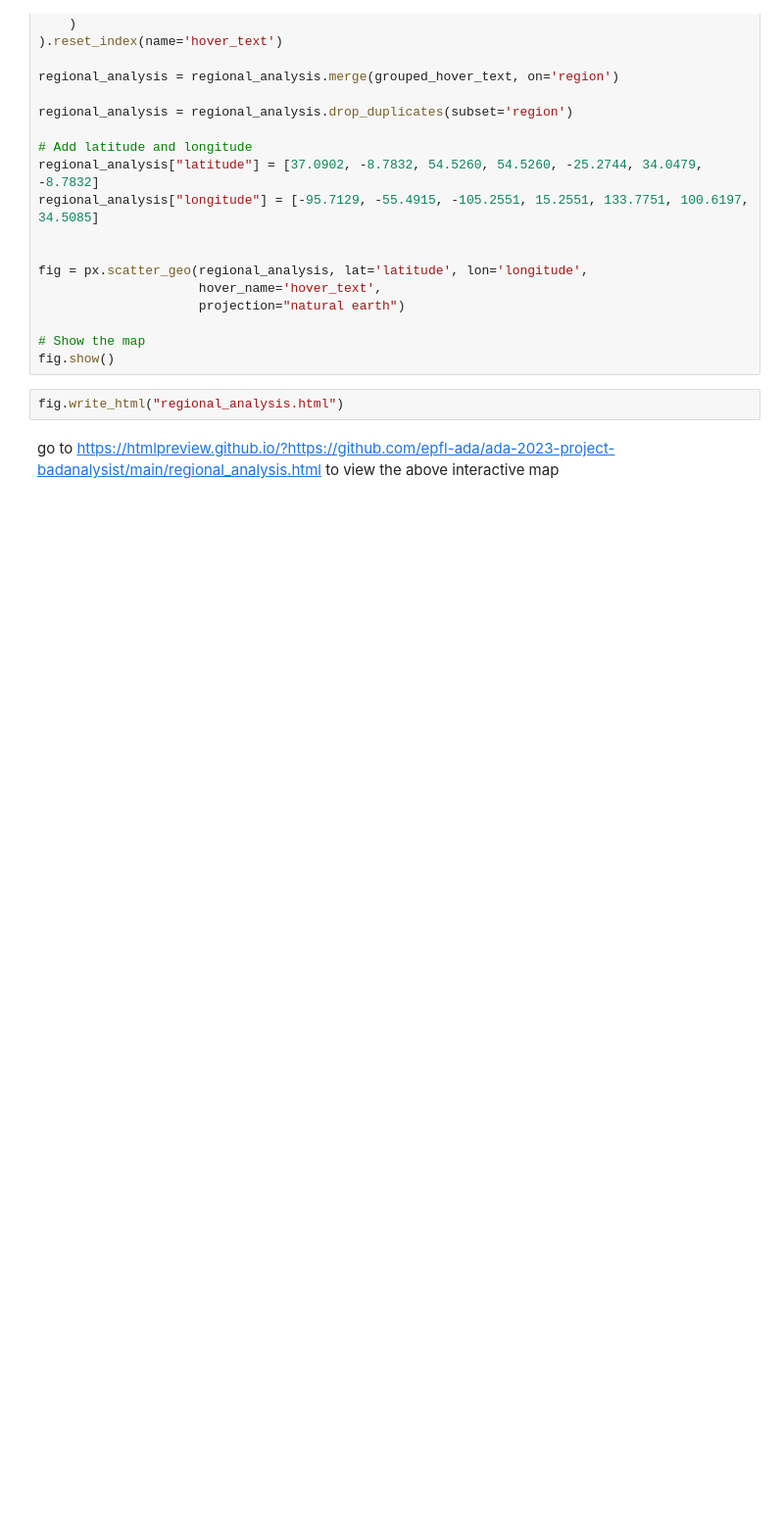
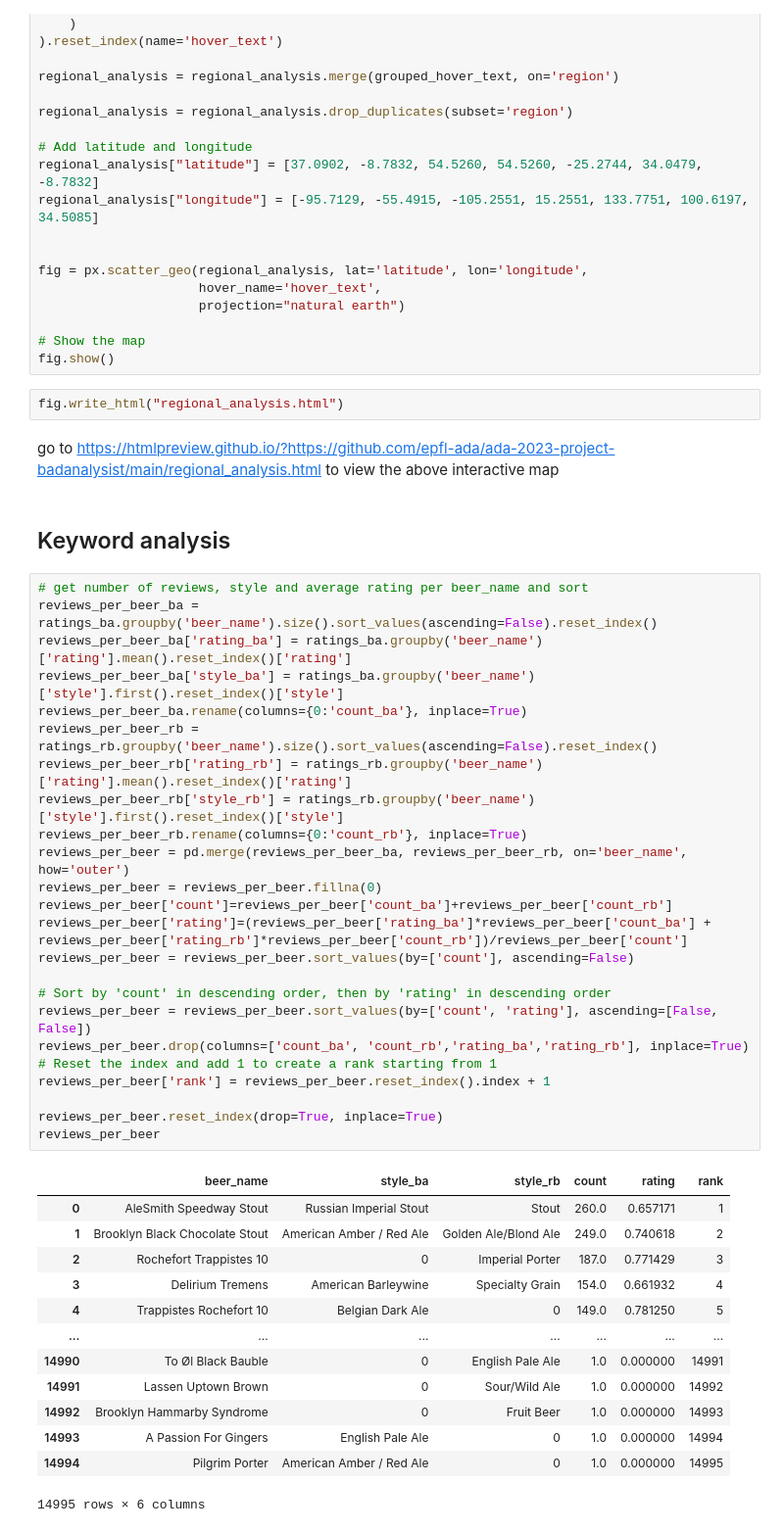
Before and after one commit to epfl-ada/ada-2023-project-badanalysist, a Jupyter notebook: preprocessing.ipynb, the cells around one changed output. Shown at 98% size. Cells and saved outputs as stored; diff of their text form; blank space fills up the shorter version.

Commit message:
update recommend by keyword preprocess

```diff
--- a/preprocessing.ipynb
+++ b/preprocessing.ipynb
@@ -988,3 +997,43 @@ fig.show()
 fig.write_html("regional_analysis.html")
 # %% [markdown]
 go to https://htmlpreview.github.io/?https://github.com/epfl-ada/ada-2023-project-badanalysist/main/regional_analysis.html to view the above interactive map
+# %% [markdown]
+## Keyword analysis ##
+# %%
+# get number of reviews, style and average rating per beer_name and sort
+reviews_per_beer_ba = ratings_ba.groupby('beer_name').size().sort_values(ascending=False).reset_index()
+reviews_per_beer_ba['rating_ba'] = ratings_ba.groupby('beer_name')['rating'].mean().reset_index()['rating']
+reviews_per_beer_ba['style_ba'] = ratings_ba.groupby('beer_name')['style'].first().reset_index()['style']
+reviews_per_beer_ba.rename(columns={0:'count_ba'}, inplace=True)
+reviews_per_beer_rb = ratings_rb.groupby('beer_name').size().sort_values(ascending=False).reset_index()
+reviews_per_beer_rb['rating_rb'] = ratings_rb.groupby('beer_name')['rating'].mean().reset_index()['rating']
+reviews_per_beer_rb['style_rb'] = ratings_rb.groupby('beer_name')['style'].first().reset_index()['style']
+reviews_per_beer_rb.rename(columns={0:'count_rb'}, inplace=True)
+reviews_per_beer = pd.merge(reviews_per_beer_ba, reviews_per_beer_rb, on='beer_name', how='outer')
+reviews_per_beer = reviews_per_beer.fillna(0)
+reviews_per_beer['count']=reviews_per_beer['count_ba']+reviews_per_beer['count_rb']
+reviews_per_beer['rating']=(reviews_per_beer['rating_ba']*reviews_per_beer['count_ba'] + reviews_per_beer['rating_rb']*reviews_per_beer['count_rb'])/reviews_per_beer['count']
+reviews_per_beer = reviews_per_beer.sort_values(by=['count'], ascending=False)
+
+# Sort by 'count' in descending order, then by 'rating' in descending order
+reviews_per_beer = reviews_per_beer.sort_values(by=['count', 'rating'], ascending=[False, False])
+reviews_per_beer.drop(columns=['count_ba', 'count_rb','rating_ba','rating_rb'], inplace=True)
+# Reset the index and add 1 to create a rank starting from 1
+reviews_per_beer['rank'] = reviews_per_beer.reset_index().index + 1
+
+reviews_per_beer.reset_index(drop=True, inplace=True)
+reviews_per_beer
+# %% [output]
+|  | beer_name | style_ba | style_rb | count | rating | rank |
+| 0 | AleSmith Speedway Stout | Russian Imperial Stout | Stout | 260.0 | 0.657171 | 1 |
+| 1 | Brooklyn Black Chocolate Stout | American Amber / Red Ale | Golden Ale/Blond Ale | 249.0 | 0.740618 | 2 |
+| 2 | Rochefort Trappistes 10 | 0 | Imperial Porter | 187.0 | 0.771429 | 3 |
+| 3 | Delirium Tremens | American Barleywine | Specialty Grain | 154.0 | 0.661932 | 4 |
+| 4 | Trappistes Rochefort 10 | Belgian Dark Ale | 0 | 149.0 | 0.781250 | 5 |
+| ... | ... | ... | ... | ... | ... | ... |
+| 14990 | To Øl Black Bauble | 0 | English Pale Ale | 1.0 | 0.000000 | 14991 |
+| 14991 | Lassen Uptown Brown | 0 | Sour/Wild Ale | 1.0 | 0.000000 | 14992 |
+| 14992 | Brooklyn Hammarby Syndrome | 0 | Fruit Beer | 1.0 | 0.000000 | 14993 |
+| 14993 | A Passion For Gingers | English Pale Ale | 0 | 1.0 | 0.000000 | 14994 |
+| 14994 | Pilgrim Porter | American Amber / Red Ale | 0 | 1.0 | 0.000000 | 14995 |
+14995 rows × 6 columns
```
Also changed, not shown: parts of 16 cells of this notebook.
